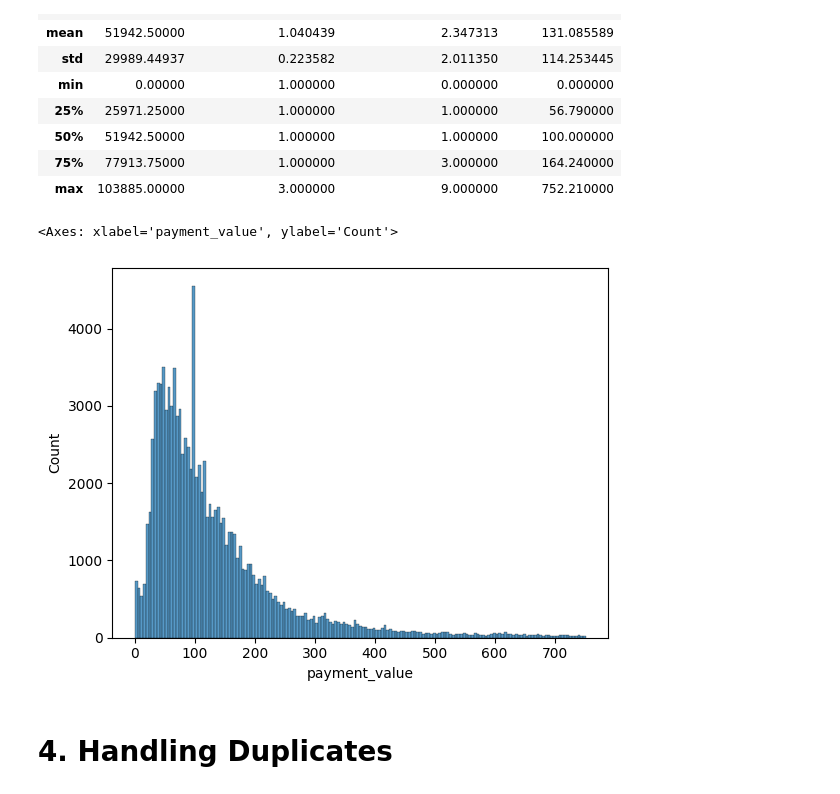
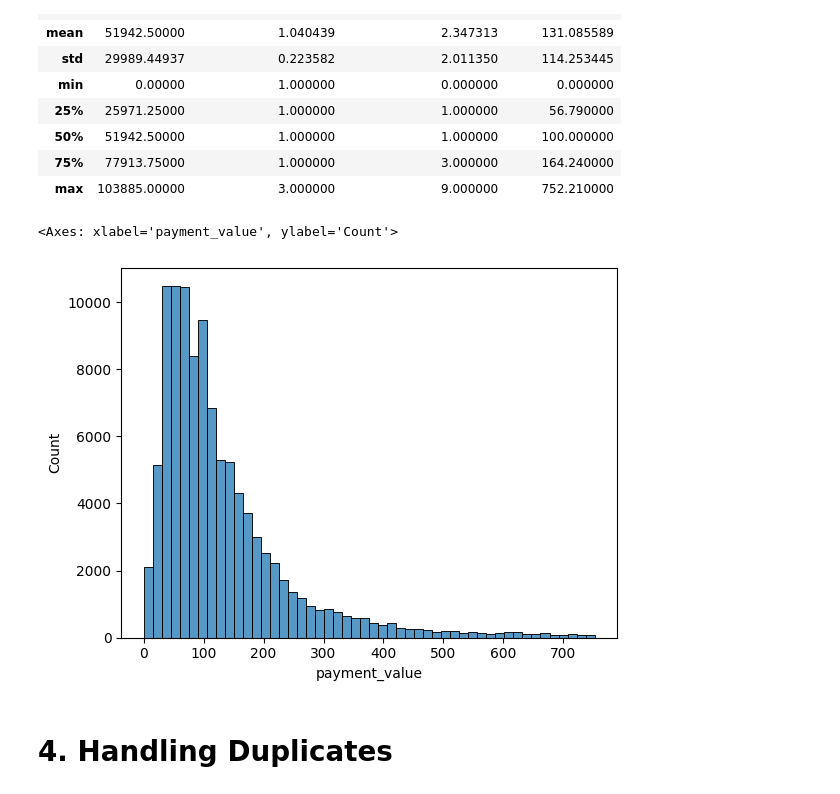
Before and after one commit to bagusfarisa/olist-data-wrangling, a Jupyter notebook: olist.ipynb, the cells around one changed output. Drawn from its saved outputs; the diff is of its cells as text; code cells hidden in the pictures.

```diff
--- a/olist.ipynb
+++ b/olist.ipynb
@@ -573,10 +573,10 @@ df_order_payments.describe()
 | max | 103885.00000 | 3.000000 | 9.000000 | 752.210000 |
 # %%
 # Plot to see the distribution with the outlier changed to median
-sns.histplot(df_order_payments, x='payment_value')
+sns.histplot(df_order_payments, x='payment_value', bins=50)
 # %% [output]
 <Axes: xlabel='payment_value', ylabel='Count'>
-[figure, old version]
+[figure, new version]
 # %% [markdown]
 # 4. Handling Duplicates
 # %%
```
Also changed, not shown: parts of 1 cell of this notebook.
